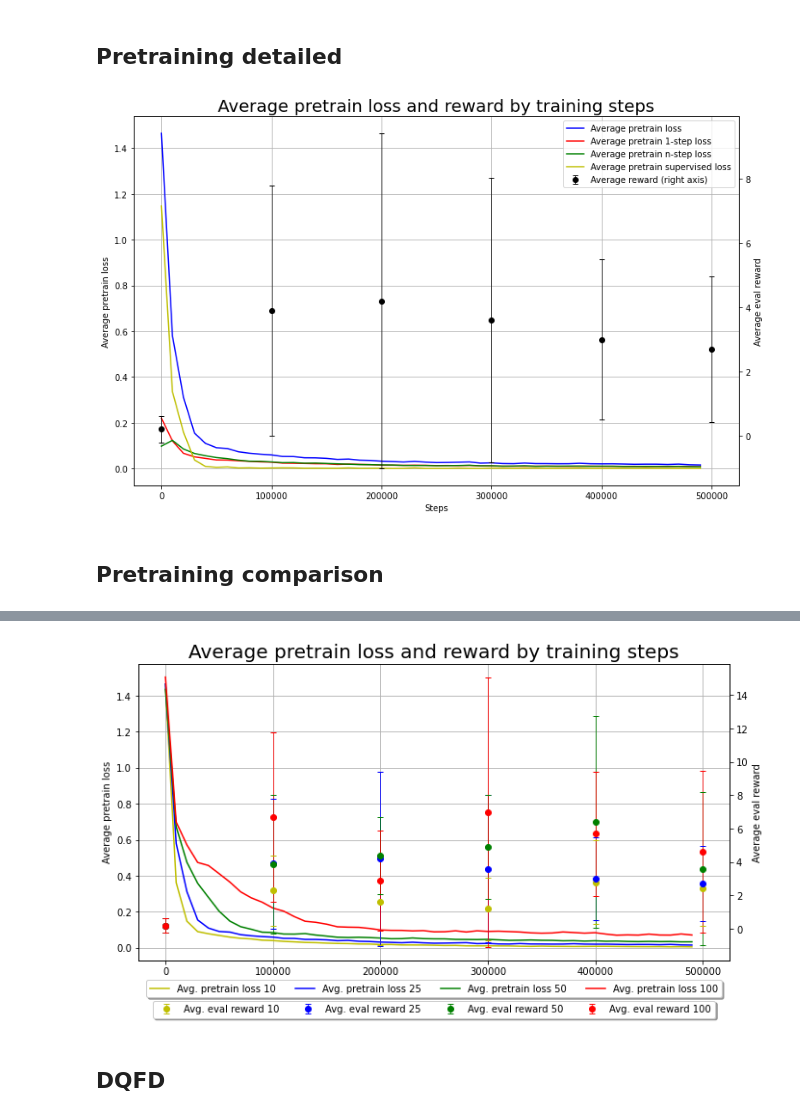
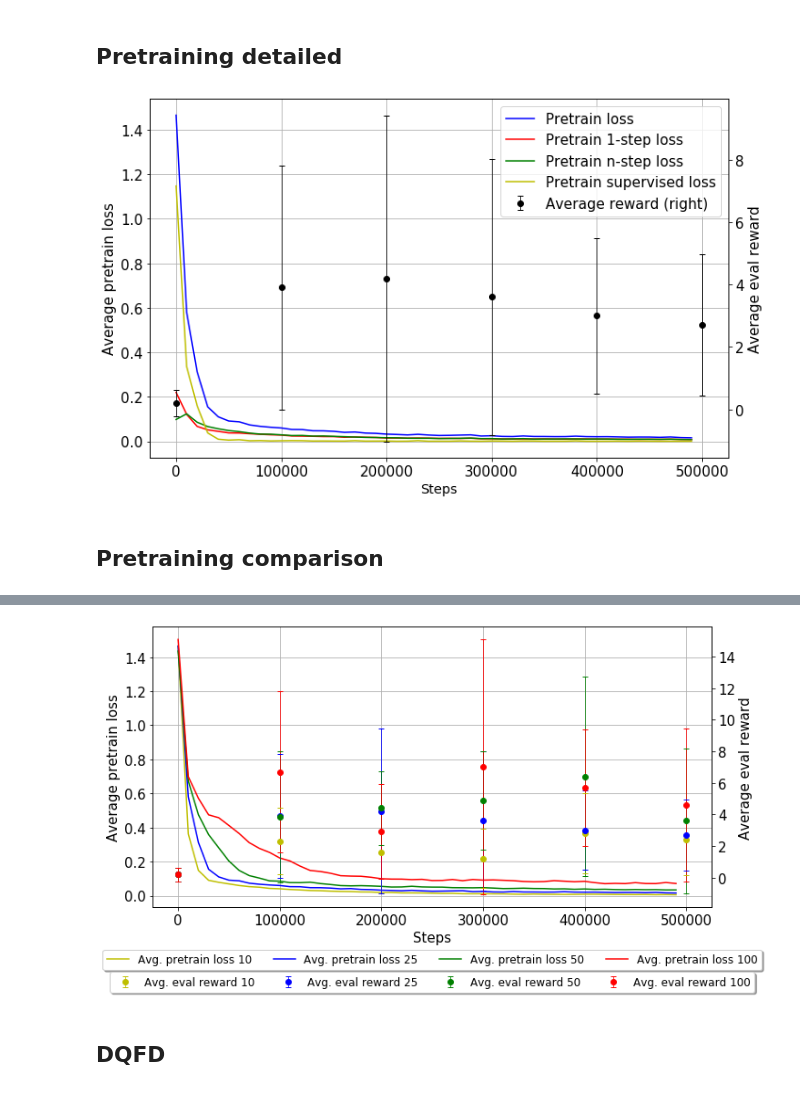
Before and after one commit to NiftyNico/DiamondsInTheRough, a Jupyter notebook: log_parser/daniel_logparser.ipynb, the cells around one changed output, grey strips where cells are left out. Saved outputs shown, nothing was run; the diff lists cells and outputs as text; code cells hidden in the pictures.

```diff
--- a/log_parser/daniel_logparser.ipynb
+++ b/log_parser/daniel_logparser.ipynb
@@ -8,18 +8,16 @@ import os
 import numpy as np
 # %%
 # shane's logs
-filepath_shane = '/home/shane/minerl/DiamondsInTheRough/log_parser/logs/shane_logs/'
+filepath_shane = '/Users/danielhustert/Documents/Uni/GT/Courses/DL/DiamondsInTheRough/log_parser/logs/shane_logs/'
 
 # nico's logs
-#filepath = '/home/shane/minerl/logs/nico_logs/nico_logs2/'
+filepath_nico = '/Users/danielhustert/Documents/Uni/GT/Courses/DL/DiamondsInTheRough/log_parser/logs/nico_logs/'
 
 # bre's logs
 #filepath = '/home/shane/minerl/logs/bre_logs/'
 
-
-
 # daniel's logs
-filepath = '/home/shane/minerl/DiamondsInTheRough/log_parser/logs/daniel_logs/'
+filepath = '/Users/danielhustert/Documents/Uni/GT/Courses/DL/DiamondsInTheRough/log_parser/logs/daniel_logs/'
 # %%
 rx_dict = {
     'statistics': re.compile(r"statistics:(?P<statistics>.*)\n"),
@@ -59,39 +57,42 @@ with open(f"{filepath}pretrain_25/log.txt", 'r') as f:
 
 df_statistics = pd.DataFrame(statistics).apply(pd.to_numeric)
 
-df_reward.drop_duplicates(keep='first', inplace=True)
+# df_reward.drop_duplicates(keep='first', inplace=True)
 df_statistics.drop_duplicates(keep='first', inplace=True)
 # %%
 # Create plot
 fig, ax = plt.subplots(figsize=(11,7))
-l1 = ax.plot(df_statistics.n_updates, df_statistics.average_loss, label = 'Average pretrain loss', color='b')
-l2 = ax.plot(df_statistics.n_updates, df_statistics.average_loss_1step, label = 'Average pretrain 1-step loss', color='r')
-l3 = ax.plot(df_statistics.n_updates, df_statistics.average_loss_nstep, label = 'Average pretrain n-step loss', color='g')
-l4 = ax.plot(df_statistics.n_updates, df_statistics.average_loss_supervised, label = 'Average pretrain supervised loss', color='y')
+l1 = ax.plot(df_statistics.n_updates, df_statistics.average_loss, label = 'Pretrain loss', color='b')
+l2 = ax.plot(df_statistics.n_updates, df_statistics.average_loss_1step, label = 'Pretrain 1-step loss', color='r')
+l3 = ax.plot(df_statistics.n_updates, df_statistics.average_loss_nstep, label = 'Pretrain n-step loss', color='g')
+l4 = ax.plot(df_statistics.n_updates, df_statistics.average_loss_supervised, label = 'Pretrain supervised loss', color='y')
 
 # Evaluations
 x = [0, 100000, 200000, 300000, 400000, 500000]
 evals = [0.2, 3.9, 4.2, 3.6, 3.0, 2.7]
 stdev = [0.42, 3.900142447541001, 5.223876806442596, 4.427188724235731, 2.494438257849294, 2.263232692902394]
 ax2 = ax.twinx()
-l5 = ax2.errorbar(x, evals, yerr=stdev, fmt='o', label='Average reward (right axis)', elinewidth=0.75, capsize=3, color='k')
+l5 = ax2.errorbar(x, evals, yerr=stdev, fmt='o', label='Average reward (right)', elinewidth=0.75, capsize=3, color='k')
 
 # Create legend
 h1, l1 = ax.get_legend_handles_labels()
 h2, l2 = ax2.get_legend_handles_labels()
 labs = l1 + l2
 hs = h1 + h2
-ax.legend(hs, labs)
+ax.legend(hs, labs, fontsize=15)
 
-ax.set_title("Average pretrain loss and reward by training steps", fontsize=20)
-ax.set_xlabel('Steps')
-ax.set_ylabel('Average pretrain loss')
-ax2.set_ylabel('Average eval reward')
+#  ax.set_title("Average pretrain loss and reward by training steps", fontsize=20)
+ax.set_xlabel('Steps', fontsize=14)
+ax.set_ylabel('Average pretrain loss', fontsize=15)
+ax2.set_ylabel('Average eval reward', fontsize=15)
 ax.grid()
-fig.tight_layout()
+ax.tick_params(axis='x', labelsize=15)
+ax.tick_params(axis='y', labelsize=15)
+ax2.tick_params(axis='y', labelsize=15)
+# fig.tight_layout()
 plt.savefig('pretrain_losses.png')
 # %% [output]
-[figure, old version]
+[figure, new version]
 # %% [markdown]
 ## Pretraining comparison
 # %%
@@ -166,58 +167,45 @@ stdev = {10: [0.42, 2.110818693198342, 2.590581230363393, 1.8737959096740262, 2.
 cols = {10: 'y', 25: 'b', 50: 'g', 100: 'r'}
 
 for e in n_experts:
     # Pretraining
     a = ax.plot(dict_statistics[e].n_updates, dict_statistics[e].average_loss, color=cols[e], label = 'Avg. pretrain loss ' + str(e))
     lns += a
 
     # Evaluations
     evals = evaluations[e]
     stds = stdev[e]
     b = ax2.errorbar(x, evals, yerr=stds, fmt='o', label='Avg. eval reward ' + str(e), color=cols[e], elinewidth=0.75, capsize=3)
     lns += b
 
-# Create legend
-# h1, l1 = ax.get_legend_handles_labels()
-# h2, l2 = ax2.get_legend_handles_labels()
-# labs = l1 + l2
-# hs = h1 + h2
-# ax.legend(hs, labs, loc='upper right', bbox_to_anchor=(1.1, 1.05))
-# Shrink current axis's height by 10% on the bottom
-# box = ax.get_position()
-# ax.set_position([box.x0, box.y0 + box.height * 0.1,
-#                  box.width, box.height * 0.9])
-
-# Put a legend below current axis
-# ax.legend(hs, labs, loc='upper center', framealpha=10)
-# ax.legend(loc='upper left')
-# ax2.legend(loc='upper right')
-
 # Shrink current axis's height by 10% on the bottom
 box = ax.get_position()
 ax.set_position([box.x0, box.y0 + box.height * 0.1,
                  box.width, box.height * 0.9])
 
 # Put a legend below current axis
-ax.legend(loc='upper center', bbox_to_anchor=(0.5, -0.05),
-          fancybox=True, shadow=True, ncol=5)
+ax.legend(loc='upper center', bbox_to_anchor=(0.5, -0.13),
+          fancybox=True, shadow=True, ncol=5, fontsize=12)
 
 # Shrink current axis's height by 10% on the bottom
 box2 = ax2.get_position()
 ax2.set_position([box2.x0, box2.y0 + box2.height * 0.1,
                  box2.width, box2.height * 0.9])
 
 # Put a legend below current axis
-ax2.legend(loc='upper center', bbox_to_anchor=(0.5, -0.12),
-          fancybox=True, shadow=True, ncol=5)
+ax2.legend(loc='upper center', bbox_to_anchor=(0.5, -0.21),
+          fancybox=True, shadow=True, ncol=5, fontsize=12)
 
-ax.set_title("Average pretrain loss and reward by training steps", fontsize=20)
-ax.set_xlabel('Steps')
-ax.set_ylabel('Average pretrain loss')
-ax2.set_ylabel('Average eval reward')
+# ax.set_title("Average pretrain loss and reward by training steps", fontsize=20)
+ax.set_xlabel('Steps', fontsize=15)
+ax.set_ylabel('Average pretrain loss', fontsize=15)
+ax2.set_ylabel('Average eval reward', fontsize=15)
+ax.tick_params(axis='x', labelsize=15)
+ax.tick_params(axis='y', labelsize=15)
+ax2.tick_params(axis='y', labelsize=15)
 ax.grid()
 plt.savefig('pretrain_comparison.png')
 # %% [output]
-[figure, old version]
+[figure, new version]
 # %% [markdown]
 ## DQFD
 # %%
```
Also changed, not shown: parts of 2 cells of this notebook.
